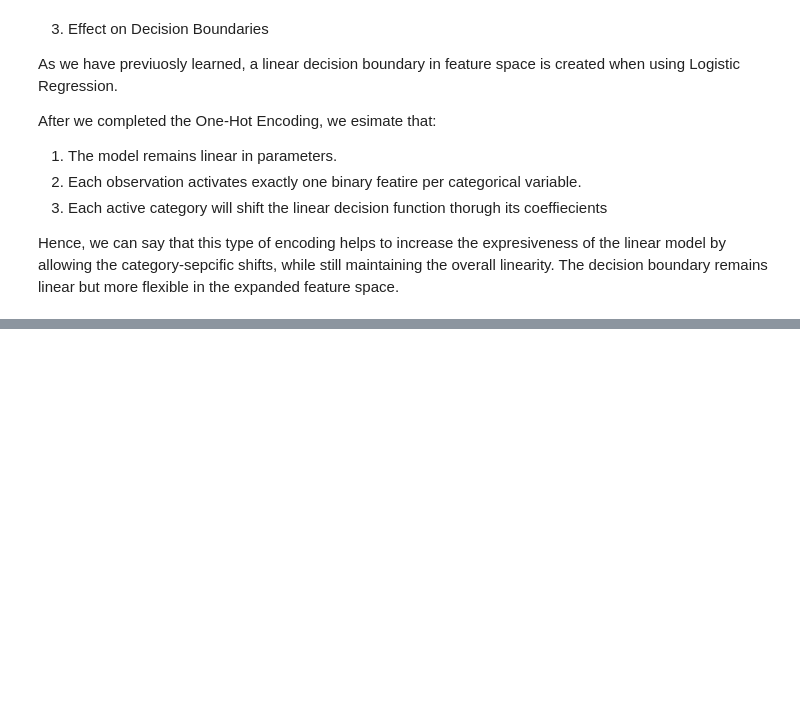
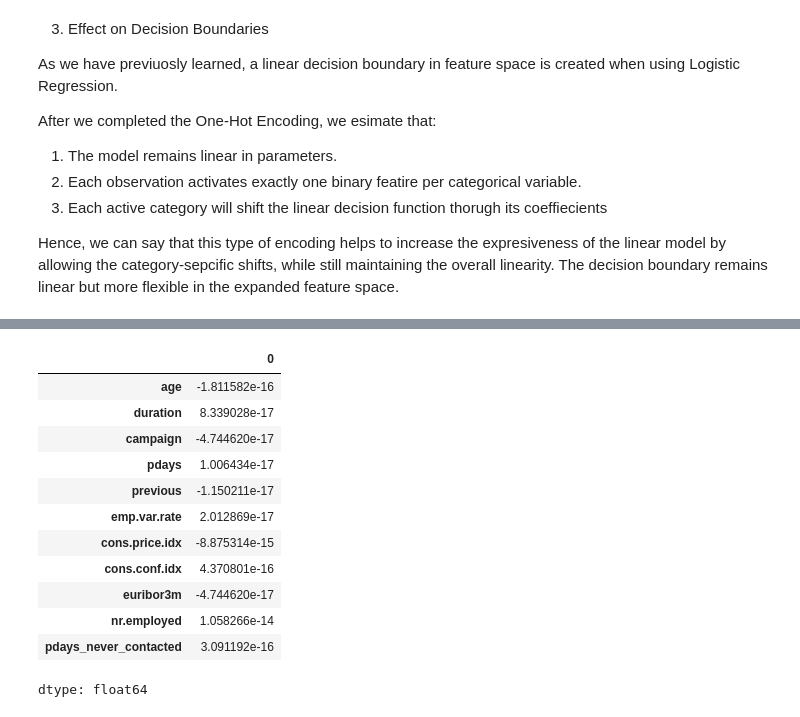
Before and after one commit to mchikovaniieu2024-create/ML-fundamentals-2026, a Jupyter notebook: assignment_1__Marie_Chikovani.ipynb, the cells around one changed output, grey strips where cells are left out. Cells and saved outputs as stored; diff of their text form; code cells hidden in the pictures; blank space fills up the shorter version.

```diff
--- a/assignment_1__Marie_Chikovani.ipynb
+++ b/assignment_1__Marie_Chikovani.ipynb
@@ -472,0 +539,19 @@ Hence, we can say that this type of encoding helps to increase the expresiveness
+# %%
+import numpy as np
+from sklearn.preprocessing import StandardScaler
+
+
+numerical_cols = X_train_full.select_dtypes(include=["int64", "float64"]).columns
+
+scaler = StandardScaler()
+
+scaler.fit(X_train_full[numerical_cols])
+
+X_train_num_scaled = scaler.transform(X_train_full[numerical_cols])
+X_val_num_scaled   = scaler.transform(X_val[numerical_cols])
+X_test_num_scaled  = scaler.transform(X_test[numerical_cols])
+
+X_train_num_scaled_df = pd.DataFrame(
+    X_train_num_scaled,
+    columns=numerical_cols
+)
@@ -472,0 +562,16 @@ Hence, we can say that this type of encoding helps to increase the expresiveness
+# %%
+X_train_num_scaled_df.mean()
+# %% [output]
+|  | 0 |
+| age | -1.811582e-16 |
+| duration | 8.339028e-17 |
+| campaign | -4.744620e-17 |
+| pdays | 1.006434e-17 |
+| previous | -1.150211e-17 |
+| emp.var.rate | 2.012869e-17 |
+| cons.price.idx | -8.875314e-15 |
+| cons.conf.idx | 4.370801e-16 |
+| euribor3m | -4.744620e-17 |
+| nr.employed | 1.058266e-14 |
+| pdays_never_contacted | 3.091192e-16 |
+dtype: float64
```
Also changed, not shown: parts of 44 cells of this notebook.
